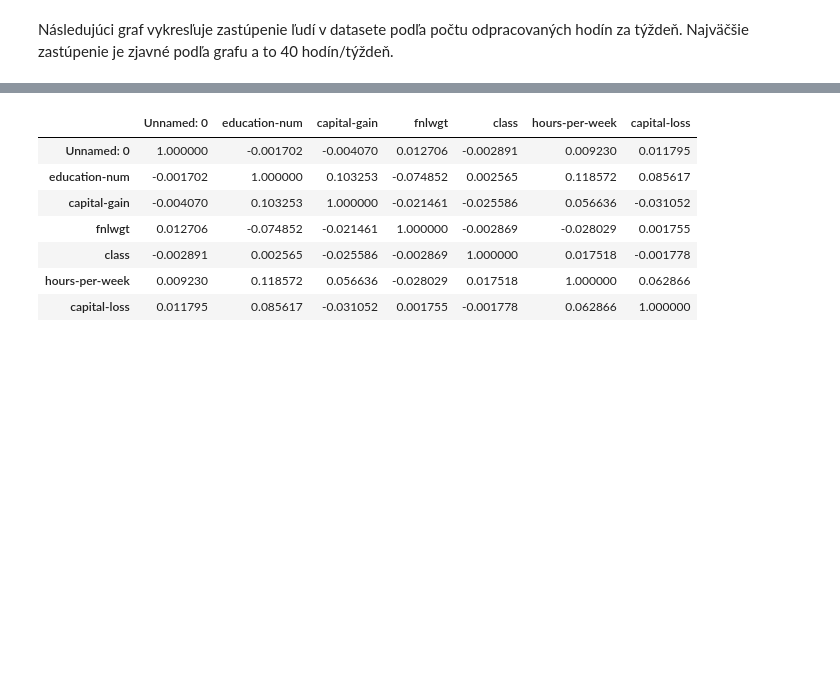
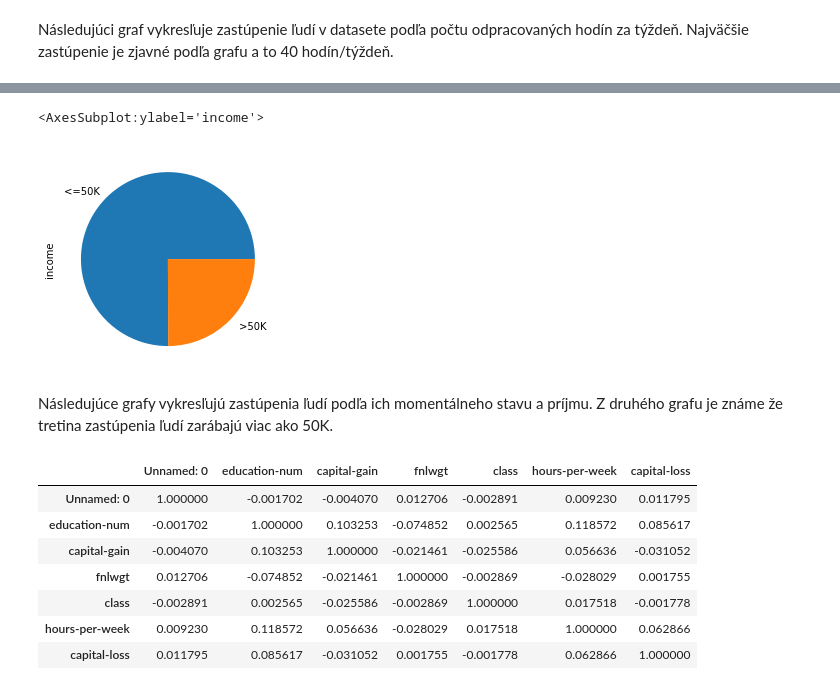
Before and after one commit to SzMatej/IAU_2020-2021, a Jupyter notebook: Project.ipynb, the cells around one changed output, grey strips where cells are left out. Saved outputs shown, nothing was run; the diff lists cells and outputs as text; code cells hidden in the pictures; blank space fills up the shorter version.

```diff
--- a/Project.ipynb
+++ b/Project.ipynb
@@ -227,3 +242,10 @@ Následujúci graf vykresľuje zastúpenie ľudí v datasete podľa počtu odpra
+# %%
+train.income.value_counts().plot(kind='pie')
+# %% [output]
+<AxesSubplot:ylabel='income'>
+[figure, added]
+# %% [markdown]
+Následujúce grafy vykresľujú zastúpenia ľudí podľa ich momentálneho stavu a príjmu. Z druhého grafu je známe že tretina zastúpenia ľudí zarábajú viac ako 50K.
 # %%
 train.corr()
 # %% [output]
```
Also changed, not shown: parts of 27 cells of this notebook.
